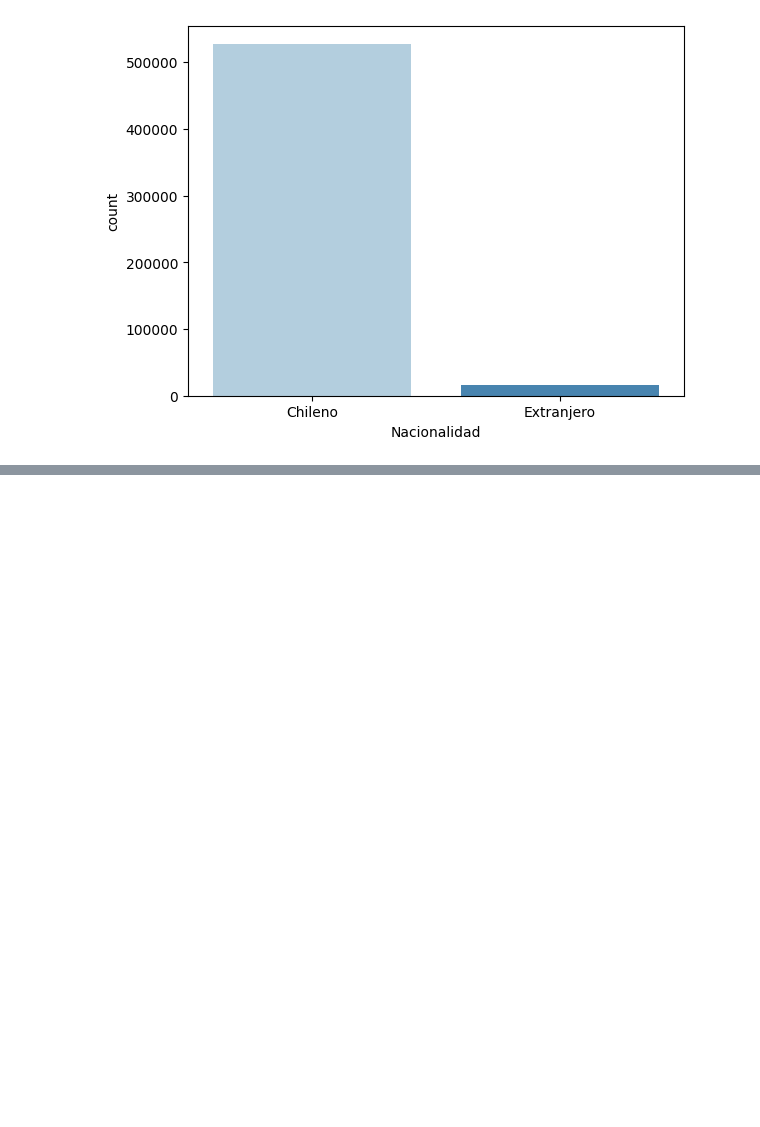
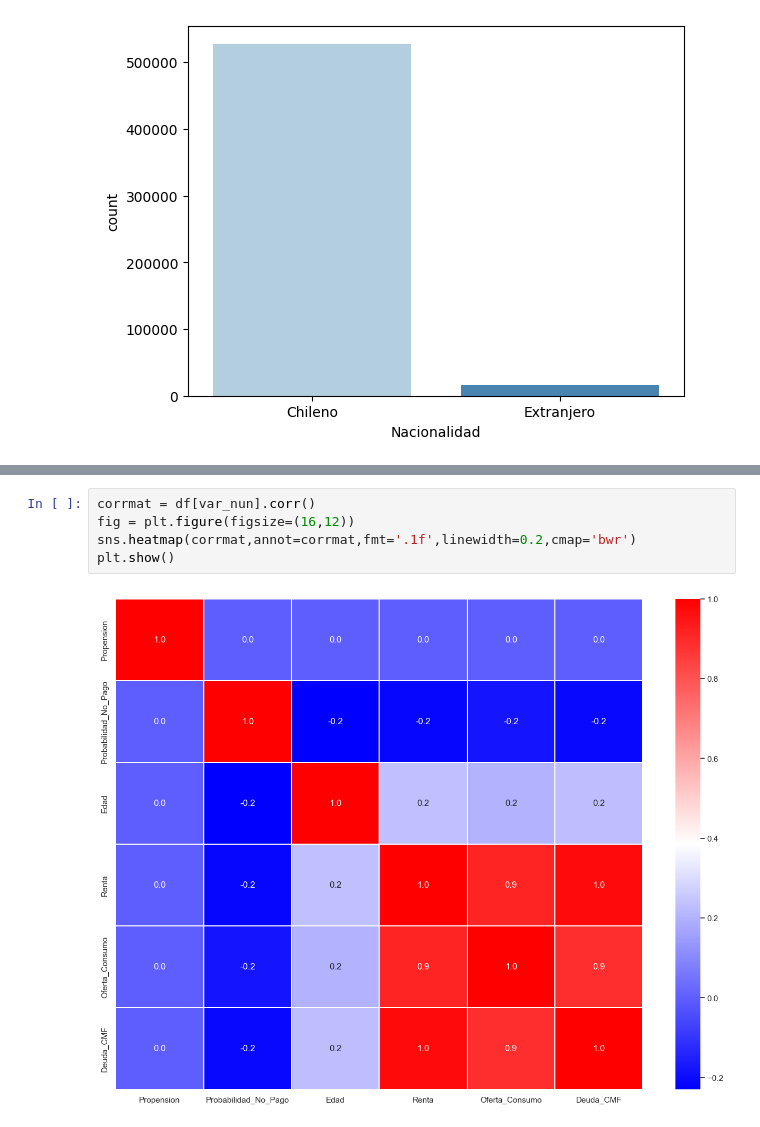
Before and after one commit to JosepVargasf/repo_mineria_de_datos, a Jupyter notebook: procesamiento.ipynb, the cells around one changed output, grey strips where cells are left out. Drawn from its saved outputs; the diff is of its cells as text; blank space fills up the shorter version.

```diff
--- a/procesamiento.ipynb
+++ b/procesamiento.ipynb
@@ -206,0 +217,7 @@ Extranjero     16196        2.979117
+# %%
+corrmat = df[var_nun].corr()
+fig = plt.figure(figsize=(16,12))
+sns.heatmap(corrmat,annot=corrmat,fmt='.1f',linewidth=0.2,cmap='bwr')
+plt.show()
+# %% [output]
+[figure, added]
```
Also changed, not shown: parts of 3 cells of this notebook.
